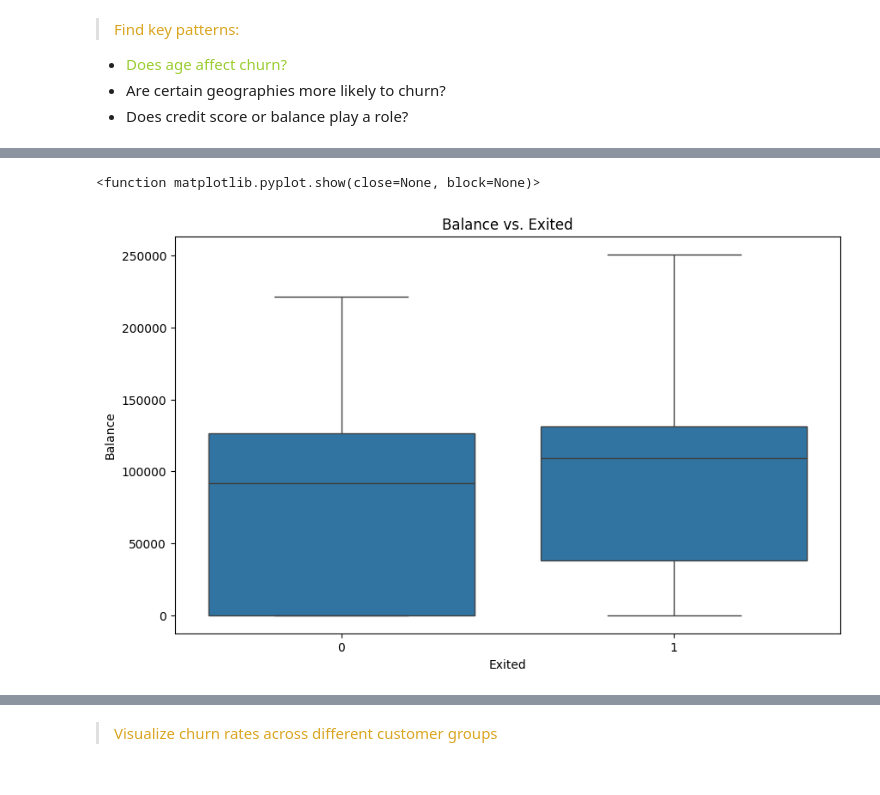
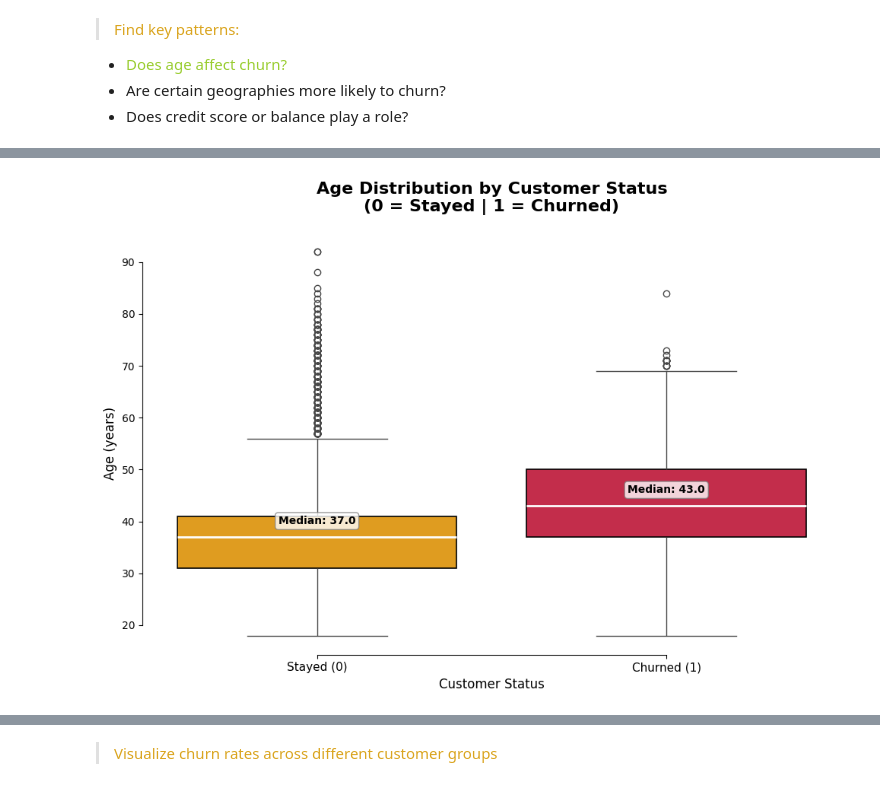
Before and after one commit to Kanakbaghel/Bank_Customer_Churn_Analysis, a Jupyter notebook: Copy of Netflix_EDA.ipynb, the cells around one changed output, grey strips where cells are left out. Drawn from its saved outputs; the diff is of its cells as text; code cells hidden in the pictures.

```diff
--- a/Copy of Netflix_EDA.ipynb
+++ b/Copy of Netflix_EDA.ipynb
@@ -418,11 +400,23 @@ plt.show
-# %%
-#Does balance play a role
-plt.figure(figsize=(10, 6))
-sns.boxplot(data=df, x='Exited', y='Balance')
-plt.title('Balance vs. Exited')
-plt.xlabel('Exited')
-plt.ylabel('Balance')
-plt.show
-# %% [output]
-<function matplotlib.pyplot.show(close=None, block=None)>
-[figure, removed]
+# %%
+# Does age affect churn
+plt.figure(figsize=(10, 7))
+ax = sns.boxplot(data=df, x='Exited', y='Age', palette=custom_palette,
+                 boxprops=dict(edgecolor='black', linewidth=1.2),
+                 medianprops=dict(color='white', linewidth=2))
+plt.title('Age Distribution by Customer Status\n(0 = Stayed | 1 = Churned)',
+          fontsize=16, fontweight='bold', pad=20)
+plt.xlabel('Customer Status', fontsize=12, fontweight='medium')
+plt.ylabel('Age (years)', fontsize=12, fontweight='medium')
+ax.set_xticklabels(['Stayed (0)', 'Churned (1)'], fontsize=11)
+sns.despine(trim=True)
+plt.tight_layout()
+medians = df.groupby('Exited')['Age'].median()
+for i, median in enumerate(medians):
+    ax.annotate(f'Median: {median:.1f}',
+                xy=(i, median), xytext=(0, 10),
+                textcoords='offset points', ha='center', va='bottom',
+                fontsize=10, fontweight='bold',
+                bbox=dict(boxstyle='round,pad=0.3', facecolor='white', alpha=0.8, edgecolor='gray'))
+plt.show()
+# %% [output]
+[figure, added]
```
Also changed, not shown: parts of 37 cells of this notebook.
